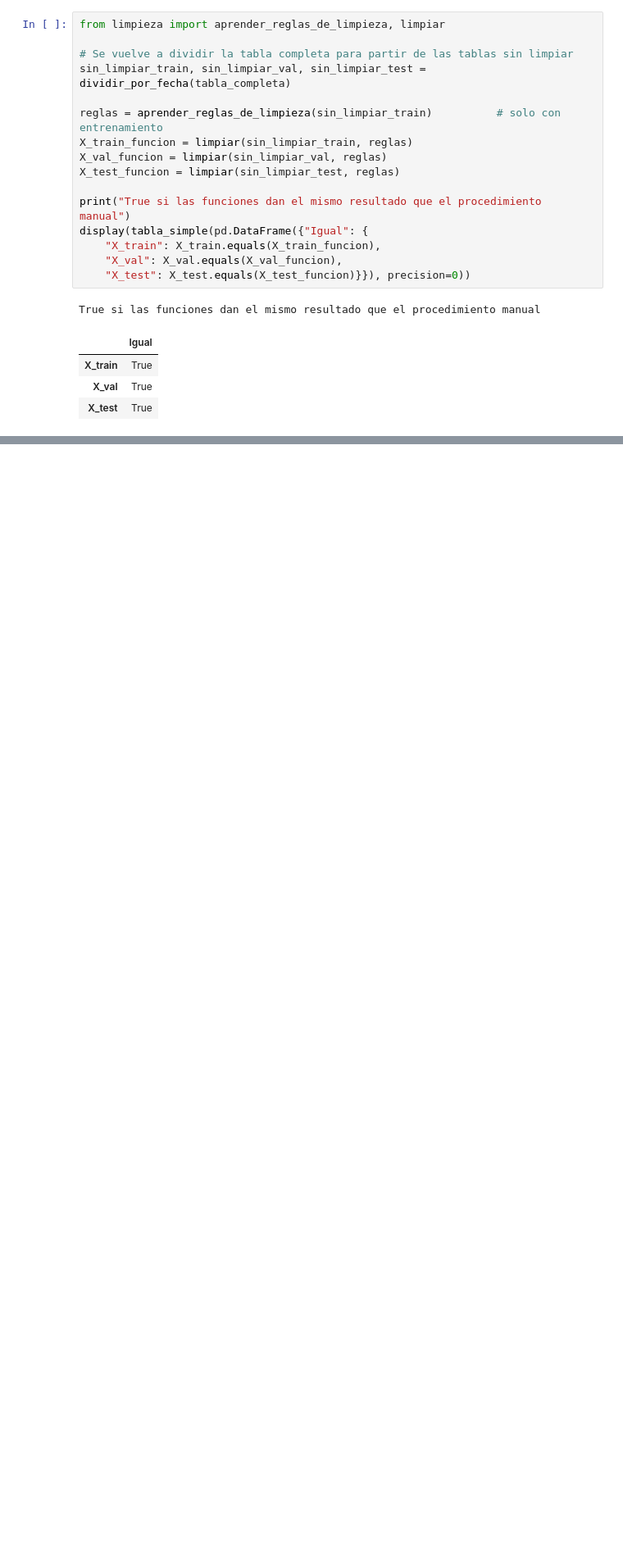
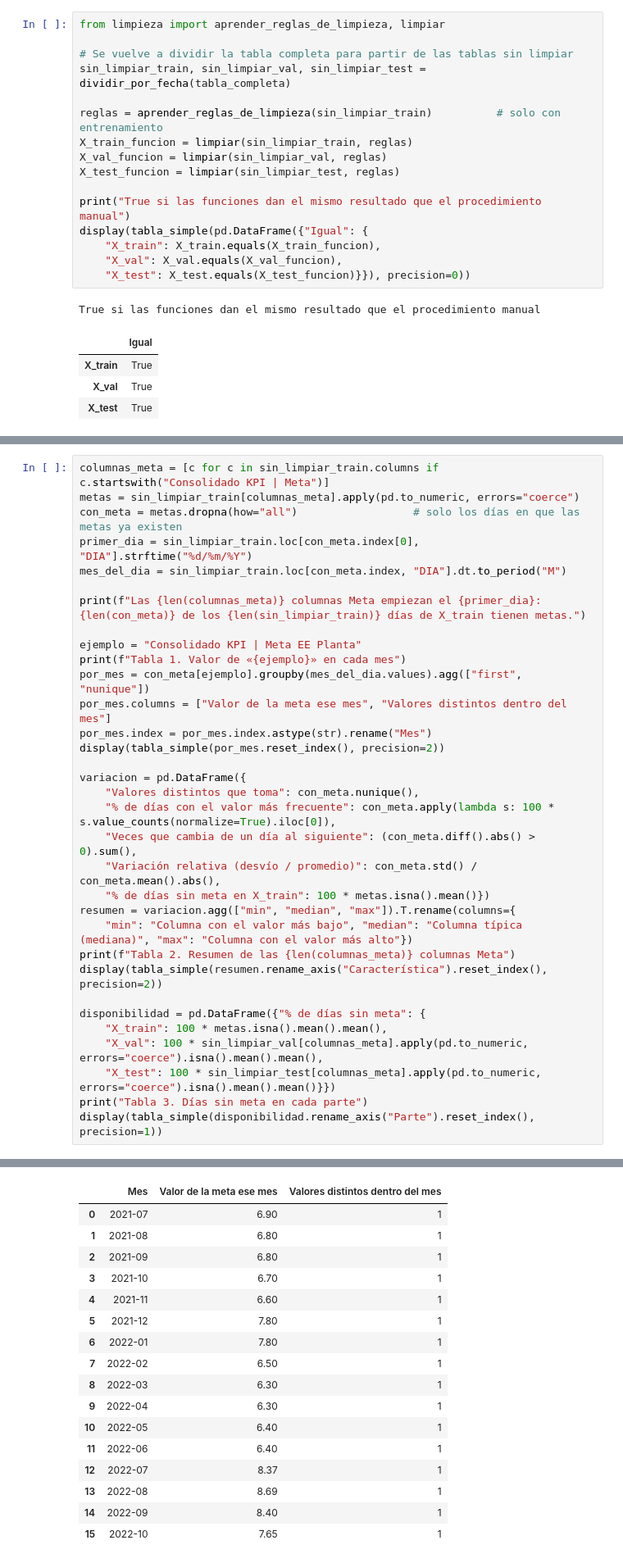
Before and after one commit to AlesioRios/Trabajo-Practico-Final-LD2, a Jupyter notebook: notebooks/preprocesamiento.ipynb, the cells around one changed output, grey strips where cells are left out. Shown at 82% size. Cells and saved outputs as stored; diff of their text form; blank space fills up the shorter version.

```diff
--- a/notebooks/preprocesamiento.ipynb
+++ b/notebooks/preprocesamiento.ipynb
@@ -336,0 +451,34 @@ True si las funciones dan el mismo resultado que el procedimiento manual
+# %%
+columnas_meta = [c for c in sin_limpiar_train.columns if c.startswith("Consolidado KPI | Meta")]
+metas = sin_limpiar_train[columnas_meta].apply(pd.to_numeric, errors="coerce")
+con_meta = metas.dropna(how="all")                  # solo los días en que las metas ya existen
+primer_dia = sin_limpiar_train.loc[con_meta.index[0], "DIA"].strftime("%d/%m/%Y")
+mes_del_dia = sin_limpiar_train.loc[con_meta.index, "DIA"].dt.to_period("M")
+
+print(f"Las {len(columnas_meta)} columnas Meta empiezan el {primer_dia}: {len(con_meta)} de los {len(sin_limpiar_train)} días de X_train tienen metas.")
+
+ejemplo = "Consolidado KPI | Meta EE Planta"
+print(f"Tabla 1. Valor de «{ejemplo}» en cada mes")
+por_mes = con_meta[ejemplo].groupby(mes_del_dia.values).agg(["first", "nunique"])
+por_mes.columns = ["Valor de la meta ese mes", "Valores distintos dentro del mes"]
+por_mes.index = por_mes.index.astype(str).rename("Mes")
+display(tabla_simple(por_mes.reset_index(), precision=2))
+
+variacion = pd.DataFrame({
+    "Valores distintos que toma": con_meta.nunique(),
+    "% de días con el valor más frecuente": con_meta.apply(lambda s: 100 * s.value_counts(normalize=True).iloc[0]),
+    "Veces que cambia de un día al siguiente": (con_meta.diff().abs() > 0).sum(),
+    "Variación relativa (desvío / promedio)": con_meta.std() / con_meta.mean().abs(),
+    "% de días sin meta en X_train": 100 * metas.isna().mean()})
+resumen = variacion.agg(["min", "median", "max"]).T.rename(columns={
+    "min": "Columna con el valor más bajo", "median": "Columna típica (mediana)", "max": "Columna con el valor más alto"})
+print(f"Tabla 2. Resumen de las {len(columnas_meta)} columnas Meta")
+display(tabla_simple(resumen.rename_axis("Característica").reset_index(), precision=2))
+
+disponibilidad = pd.DataFrame({"% de días sin meta": {
+    "X_train": 100 * metas.isna().mean().mean(),
+    "X_val": 100 * sin_limpiar_val[columnas_meta].apply(pd.to_numeric, errors="coerce").isna().mean().mean(),
+    "X_test": 100 * sin_limpiar_test[columnas_meta].apply(pd.to_numeric, errors="coerce").isna().mean().mean()}})
+print("Tabla 3. Días sin meta en cada parte")
+display(tabla_simple(disponibilidad.rename_axis("Parte").reset_index(), precision=1))
+# %% [output]
@@ -336,0 +487,17 @@ True si las funciones dan el mismo resultado que el procedimiento manual
+|  | Mes | Valor de la meta ese mes | Valores distintos dentro del mes |
+| 0 | 2021-07 | 6.90 | 1 |
+| 1 | 2021-08 | 6.80 | 1 |
+| 2 | 2021-09 | 6.80 | 1 |
+| 3 | 2021-10 | 6.70 | 1 |
+| 4 | 2021-11 | 6.60 | 1 |
+| 5 | 2021-12 | 7.80 | 1 |
+| 6 | 2022-01 | 7.80 | 1 |
+| 7 | 2022-02 | 6.50 | 1 |
+| 8 | 2022-03 | 6.30 | 1 |
+| 9 | 2022-04 | 6.30 | 1 |
+| 10 | 2022-05 | 6.40 | 1 |
+| 11 | 2022-06 | 6.40 | 1 |
+| 12 | 2022-07 | 8.37 | 1 |
+| 13 | 2022-08 | 8.69 | 1 |
+| 14 | 2022-09 | 8.40 | 1 |
+| 15 | 2022-10 | 7.65 | 1 |
```
Also changed, not shown: parts of 10 cells of this notebook.
